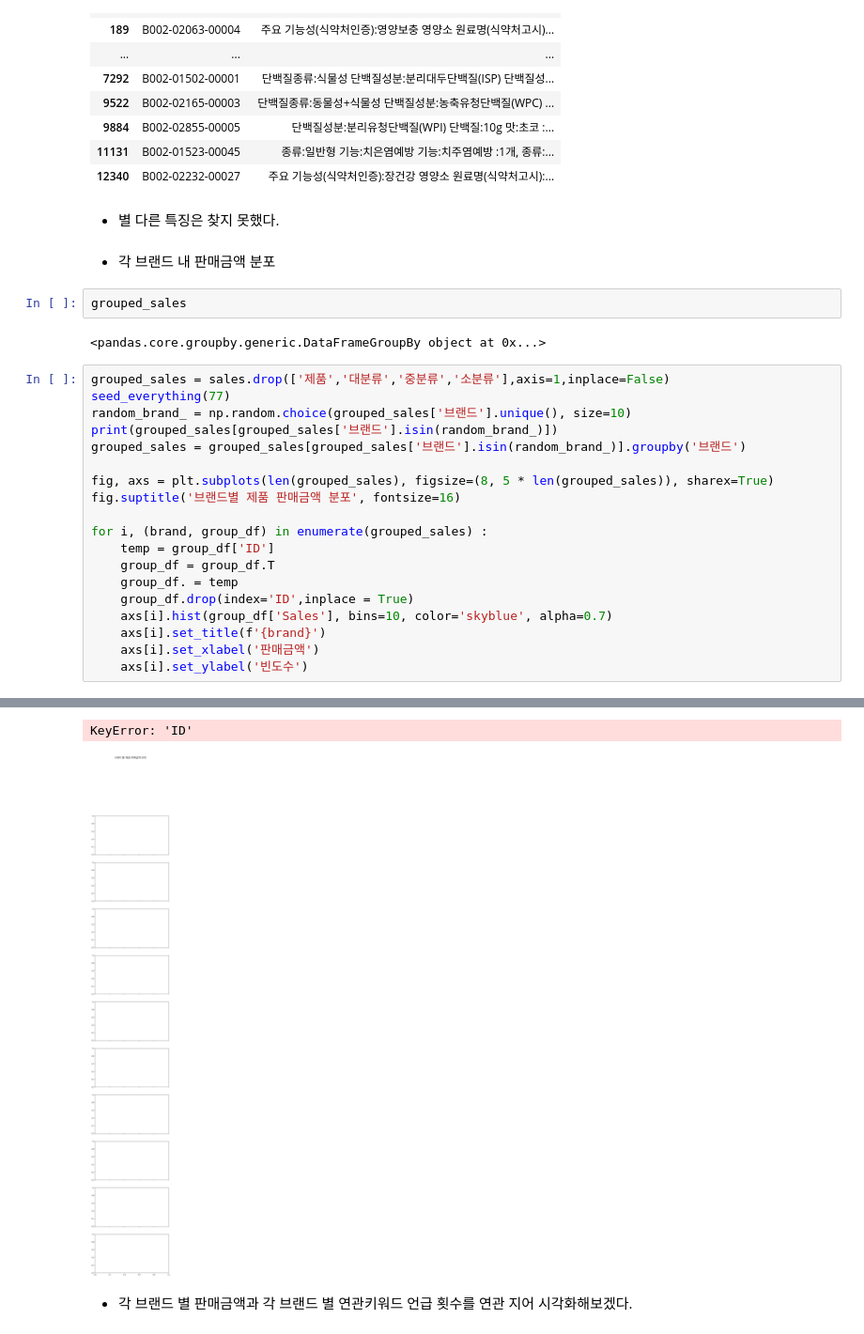
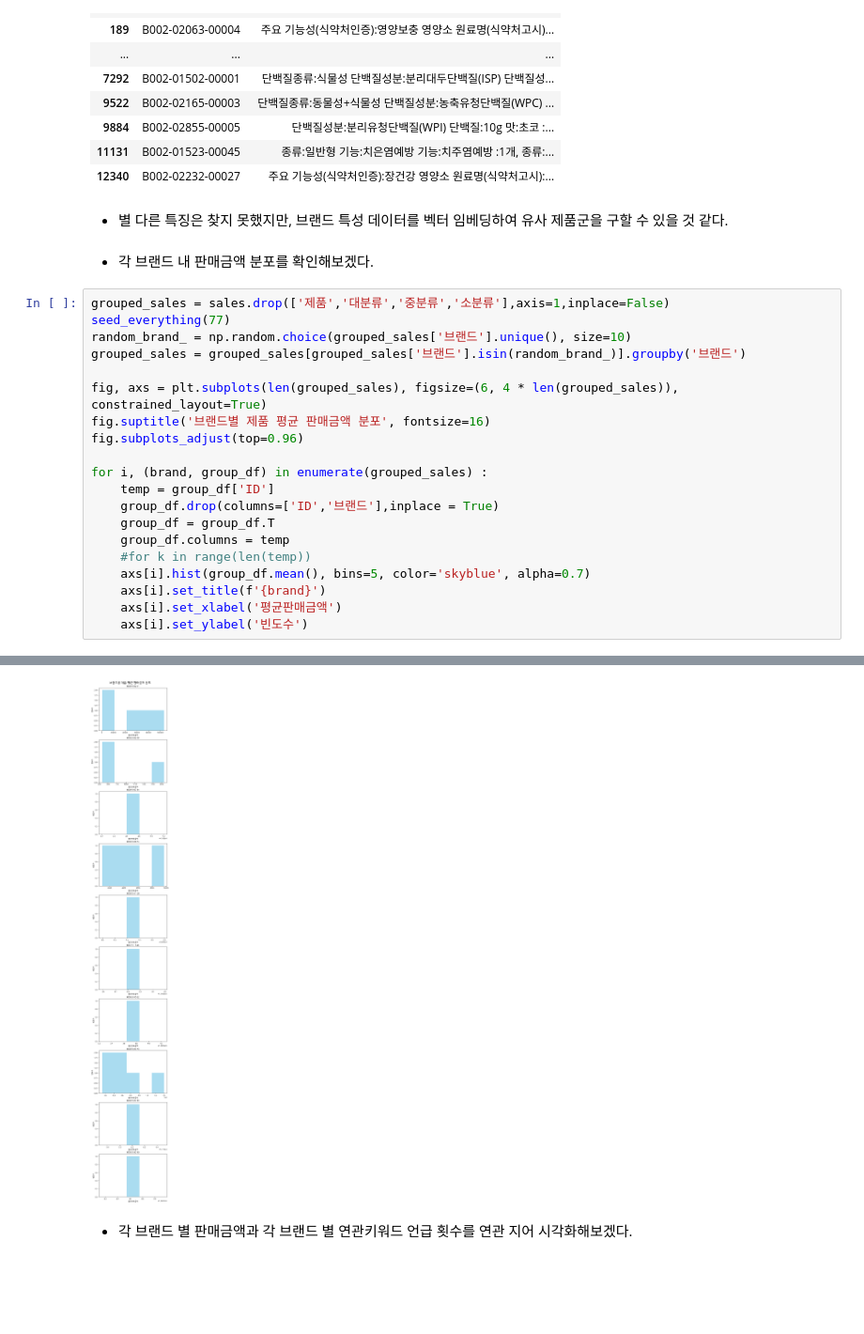
Before and after one commit to larcenous/LG-aimers, a Jupyter notebook: EDA.ipynb, the cells around one changed output, grey strips where cells are left out. Shown at 94% size. Cells and saved outputs as stored; diff of their text form; blank space fills up the shorter version.

```diff
--- a/EDA.ipynb
+++ b/EDA.ipynb
@@ -427,31 +485,28 @@ display(product_info[product_info['제품'].isin(product_list)])
 | 9884 | B002-02855-00005 | 단백질성분:분리유청단백질(WPI) 단백질:10g 맛:초코 :... |
 | 11131 | B002-01523-00045 | 종류:일반형 기능:치은염예방 기능:치주염예방 :1개, 종류:... |
 | 12340 | B002-02232-00027 | 주요 기능성(식약처인증):장건강 영양소 원료명(식약처고시):... |
-# %% [markdown]
-* 별 다른 특징은 찾지 못했다.
+# %% [markdown]
+* 별 다른 특징은 찾지 못했지만, 브랜드 특성 데이터를 벡터 임베딩하여 유사 제품군을 구할 수 있을 것 같다.
 # %% [markdown]
-* 각 브랜드 내 판매금액 분포
+* 각 브랜드 내 판매금액 분포를 확인해보겠다.
-# %%
-grouped_sales
-# %% [output]
-<pandas.core.groupby.generic.DataFrameGroupBy object at 0x...>
 # %%
 grouped_sales = sales.drop(['제품','대분류','중분류','소분류'],axis=1,inplace=False)
 seed_everything(77)
 random_brand_ = np.random.choice(grouped_sales['브랜드'].unique(), size=10)
-print(grouped_sales[grouped_sales['브랜드'].isin(random_brand_)])
 grouped_sales = grouped_sales[grouped_sales['브랜드'].isin(random_brand_)].groupby('브랜드')
 
-fig, axs = plt.subplots(len(grouped_sales), figsize=(8, 5 * len(grouped_sales)), sharex=True)
-fig.suptitle('브랜드별 제품 판매금액 분포', fontsize=16)
+fig, axs = plt.subplots(len(grouped_sales), figsize=(6, 4 * len(grouped_sales)), constrained_layout=True)
+fig.suptitle('브랜드별 제품 평균 판매금액 분포', fontsize=16)
+fig.subplots_adjust(top=0.96)
 
 for i, (brand, group_df) in enumerate(grouped_sales) :
     temp = group_df['ID']
+    group_df.drop(columns=['ID','브랜드'],inplace = True)
     group_df = group_df.T
-    group_df. = temp
-    group_df.drop(index='ID',inplace = True)
-    axs[i].hist(group_df['Sales'], bins=10, color='skyblue', alpha=0.7)
+    group_df.columns = temp
+    #for k in range(len(temp))
+    axs[i].hist(group_df.mean(), bins=5, color='skyblue', alpha=0.7)
     axs[i].set_title(f'{brand}')
-    axs[i].set_xlabel('판매금액')
+    axs[i].set_xlabel('평균판매금액')
     axs[i].set_ylabel('빈도수')
 # %% [output]
@@ -475,5 +513,4 @@ for i, (brand, group_df) in enumerate(grouped_sales) :
-KeyError: 'ID'
-[figure, old version]
+[figure, new version]
 # %% [markdown]
 * 각 브랜드 별 판매금액과 각 브랜드 별 연관키워드 언급 횟수를 연관 지어 시각화해보겠다.
 # %%
```
Also changed, not shown: parts of 10 cells of this notebook, 3 other files.
